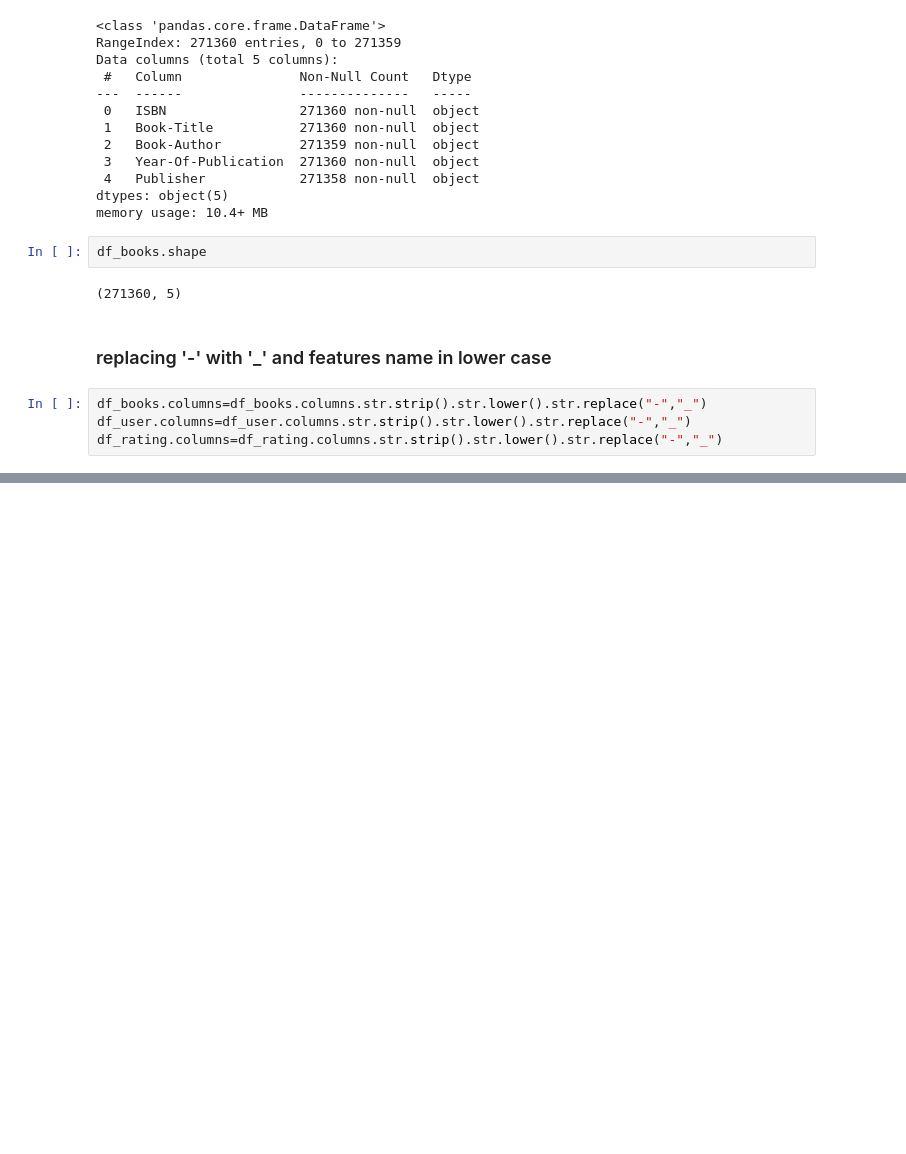
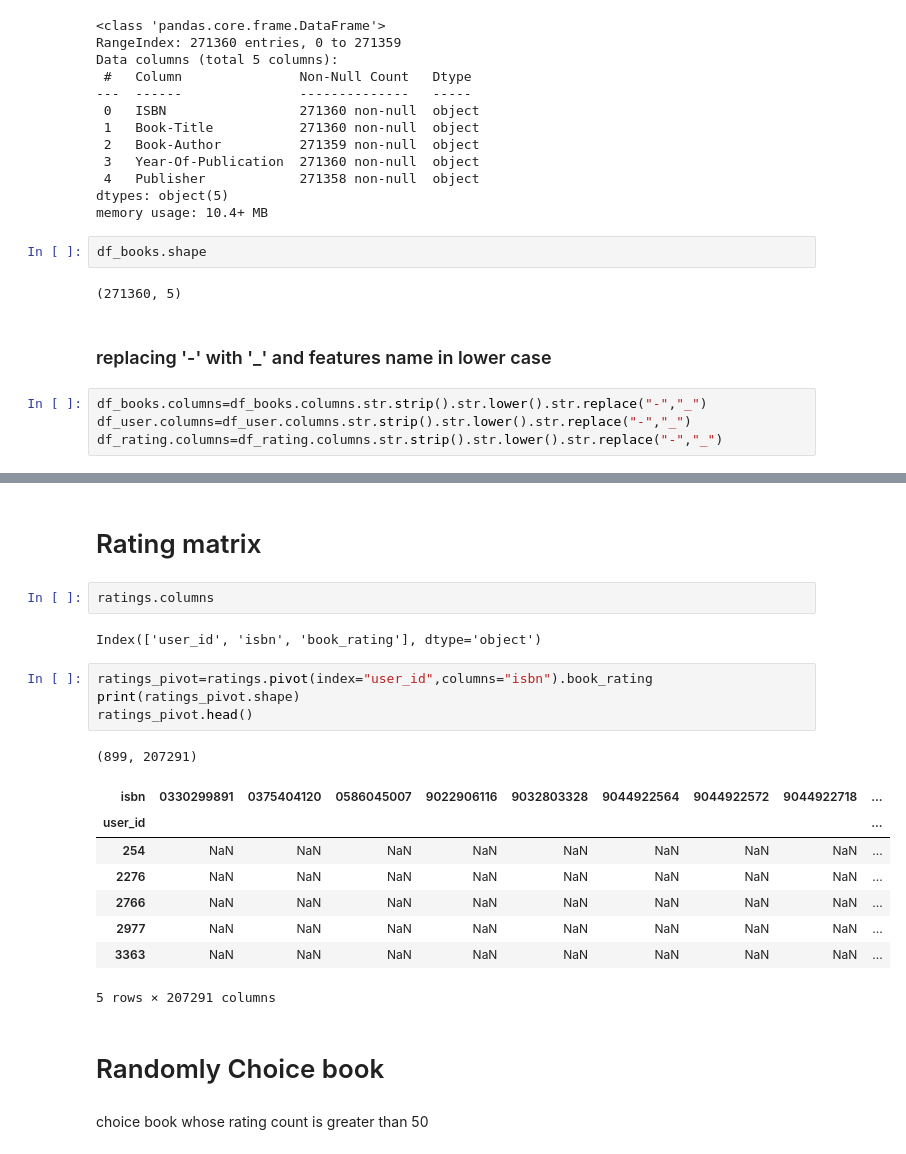
Before and after one commit to AriyantGit/Book_recomendation, a Jupyter notebook: Books_recomendation_pearson_corelation.ipynb, the cells around one changed output, grey strips where cells are left out. Drawn from its saved outputs; the diff is of its cells as text; blank space fills up the shorter version.

```diff
--- a/Books_recomendation_pearson_corelation.ipynb
+++ b/Books_recomendation_pearson_corelation.ipynb
@@ -73,0 +189,24 @@ df_rating.columns=df_rating.columns.str.strip().str.lower().str.replace("-","_")
+# %% [markdown]
+# Rating matrix
+# %%
+ratings.columns
+# %% [output]
+Index(['user_id', 'isbn', 'book_rating'], dtype='object')
+# %%
+ratings_pivot=ratings.pivot(index="user_id",columns="isbn").book_rating
+print(ratings_pivot.shape)
+ratings_pivot.head()
+# %% [output]
+(899, 207291)
+| isbn | 0330299891 | 0375404120 | 0586045007 | 9022906116 | 9032803328 | 9044922564 | 9044922572 | 9044922718 | ... |
+| user_id |  |  |  |  |  |  |  |  | ... |
+| 254 | NaN | NaN | NaN | NaN | NaN | NaN | NaN | NaN | ... |
+| 2276 | NaN | NaN | NaN | NaN | NaN | NaN | NaN | NaN | ... |
+| 2766 | NaN | NaN | NaN | NaN | NaN | NaN | NaN | NaN | ... |
+| 2977 | NaN | NaN | NaN | NaN | NaN | NaN | NaN | NaN | ... |
+| 3363 | NaN | NaN | NaN | NaN | NaN | NaN | NaN | NaN | ... |
+5 rows × 207291 columns
+# %% [markdown]
+# Randomly Choice book
+# %% [markdown]
+choice book whose rating count is greater than 50
```
Also changed, not shown: parts of 26 cells of this notebook.
